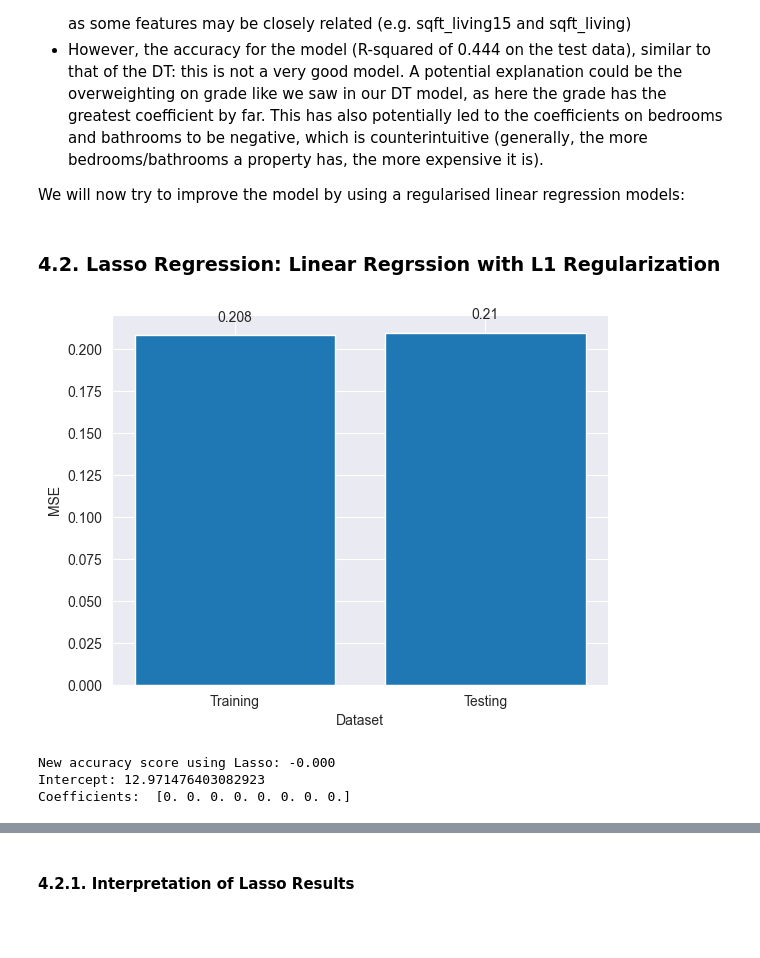
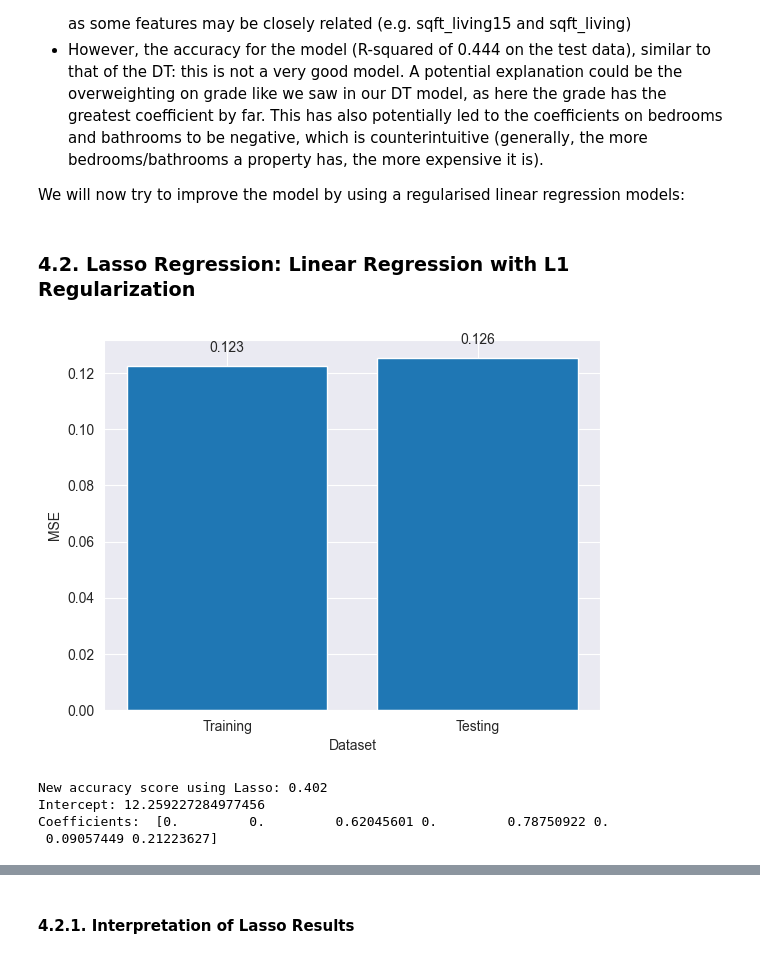
Before and after one commit to nyipuchicago/ML_project1, a Jupyter notebook: Project 1 Final.ipynb, the cells around one changed output, grey strips where cells are left out. Saved outputs shown, nothing was run; the diff lists cells and outputs as text; code cells hidden in the pictures; blank space fills up the shorter version.

```diff
--- a/Project 1 Final.ipynb
+++ b/Project 1 Final.ipynb
@@ -1014,46 +1028,47 @@ Just running a standard linear regression model, we observe that:
 
 We will now try to improve the model by using a regularised linear regression models:
 # %% [markdown]
-### 4.2. Lasso Regression: Linear Regrssion with L1 Regularization
+### 4.2. Lasso Regression: Linear Regression with L1 Regularization
 # %%
 from sklearn.linear_model import Lasso
 # %%
 # Lasso Regression
 l1_reg_results = pd.DataFrame()
-alphas = [i * 0.25 for i in range (1, 501)]
+alphas = [i * 0.01 for i in range (1, 101)]
 for alpha in alphas:
     reg_l1 = Lasso(alpha=alpha, random_state=42)
     reg_l1.fit(X_train, y_train)
 
     # Make predictions on the training set and testing set
     y_train_pred = reg_l1.predict(X_train)
     y_test_pred = reg_l1.predict(X_test)
 
     lasso_accuracy = r2_score(y_test, y_test_pred)
 
-    # Print results if alpha == 1
-    if alpha == 1:
+    # Print results if alpha == 0.01
+    if alpha == 0.01:
         # Calculate mean squared error (MSE), mean absolute error (MAE), and R-squared
         test_mse = mean_squared_error(y_test, y_test_pred)
         test_mae = mean_absolute_error(y_test, y_test_pred)
         train_mse = mean_squared_error(y_train, y_train_pred)
 
         # Plot the MSE for the training set and testing set
         container = plt.bar(["Training", "Testing"], [train_mse, test_mse])
         plt.bar_label(container, labels=[round(train_mse, 3), round(test_mse, 3)], padding=8)
         plt.xlabel("Dataset")
         plt.ylabel("MSE")
         plt.show()
 
         # Print the results
         print(f"New accuracy score using Lasso: {lasso_accuracy:.3f}")
         print(f"Intercept: {reg_l1.intercept_}")
         print("Coefficients: ", reg_l1.coef_)
 
     # Store results in DataFrame
     l1_reg_results.loc[alpha, "accuracy"] = lasso_accuracy
 # %% [output]
-[figure, old version]
+[figure, new version]
-New accuracy score using Lasso: -0.000
-Intercept: 12.971476403082923
-Coefficients:  [0. 0. 0. 0. 0. 0. 0. 0.]
+New accuracy score using Lasso: 0.402
+Intercept: 12.259227284977456
+Coefficients:  [0.         0.         0.62045601 0.         0.78750922 0.
+ 0.09057449 0.21223627]
```
Also changed, not shown: parts of 51 cells of this notebook.
